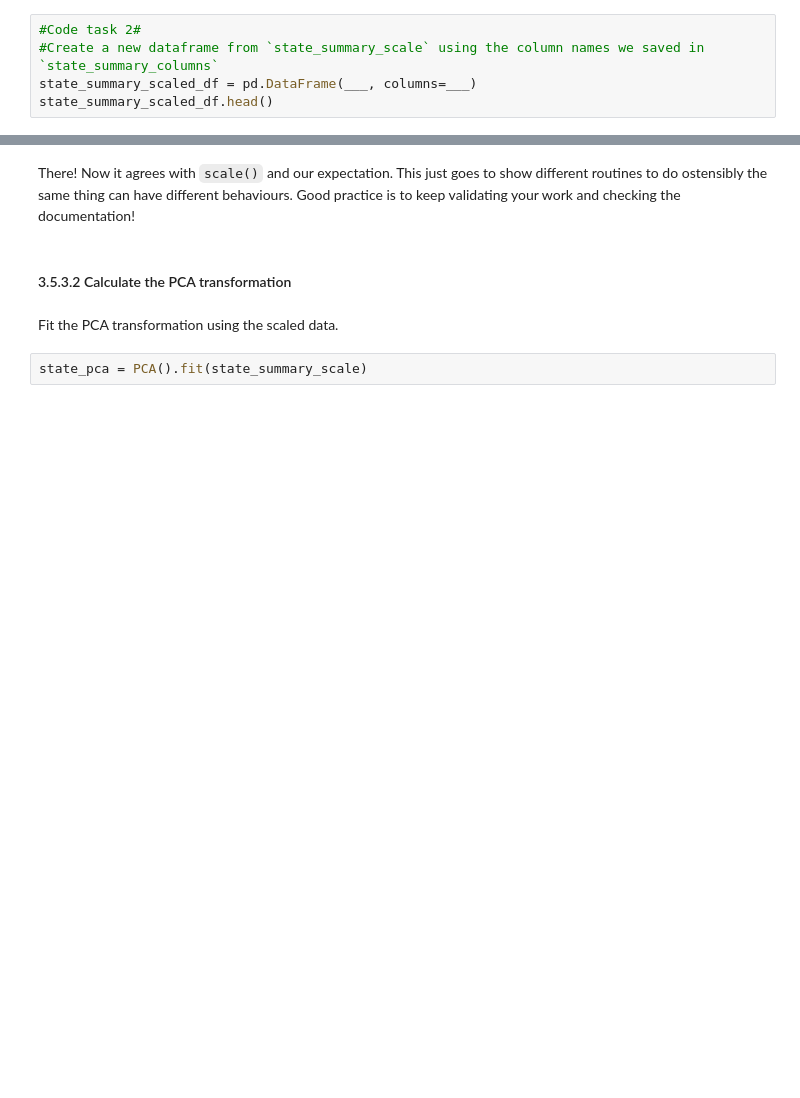
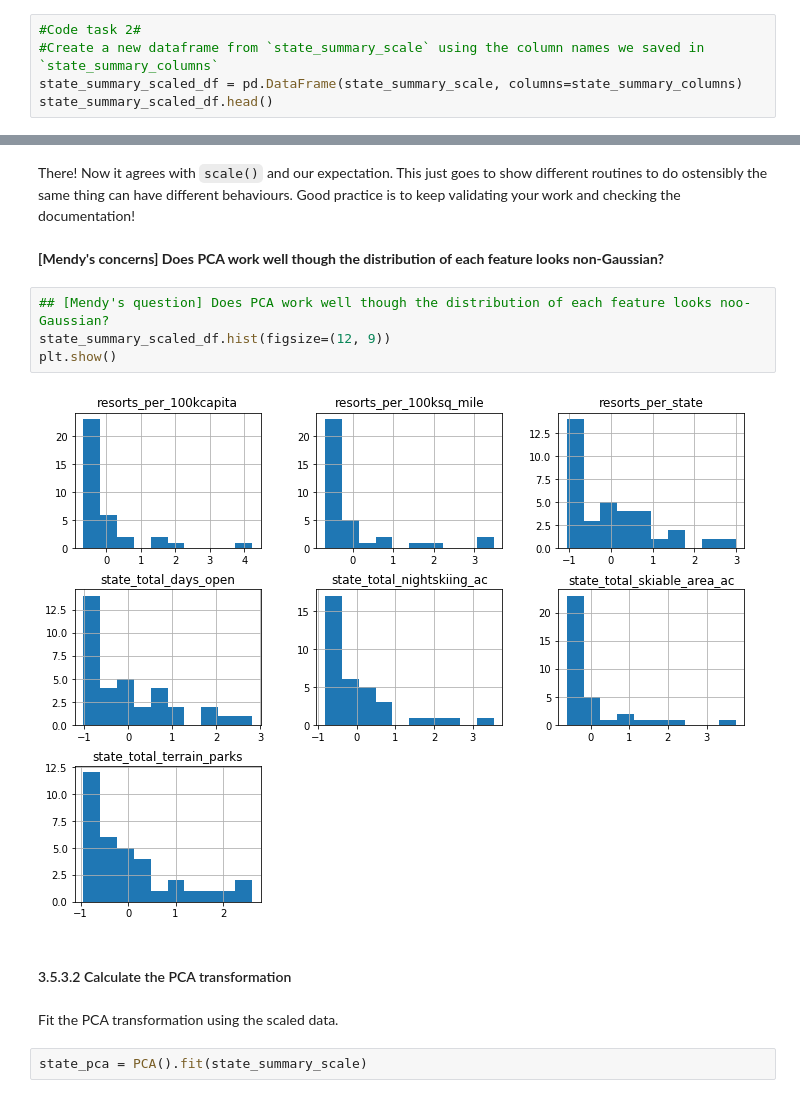
Before and after one commit to mendyhsu/DataScienceGuidedCapstone, a Jupyter notebook: Notebooks/03_exploratory_data_analysis.ipynb, the cells around one changed output, grey strips where cells are left out. Saved outputs shown, nothing was run; the diff lists cells and outputs as text; blank space fills up the shorter version.

```diff
--- a/Notebooks/03_exploratory_data_analysis.ipynb
+++ b/Notebooks/03_exploratory_data_analysis.ipynb
@@ -306,5 +320,5 @@ Note, `scale()` returns an ndarray, so you lose the column names. Because you wa
 # %%
 #Code task 2#
 #Create a new dataframe from `state_summary_scale` using the column names we saved in `state_summary_columns`
-state_summary_scaled_df = pd.DataFrame(___, columns=___)
+state_summary_scaled_df = pd.DataFrame(state_summary_scale, columns=state_summary_columns)
 state_summary_scaled_df.head()
@@ -337,5 +385,13 @@ state_summary_scaled_df.___(___)
 # %% [markdown]
 There! Now it agrees with `scale()` and our expectation. This just goes to show different routines to do ostensibly the same thing can have different behaviours. Good practice is to keep validating your work and checking the documentation!
+# %% [markdown]
+**[Mendy's concerns] Does PCA work well though the distribution of each feature looks non-Gaussian?**
+# %%
+## [Mendy's question] Does PCA work well though the distribution of each feature looks noo-Gaussian?
+state_summary_scaled_df.hist(figsize=(12, 9))
+plt.show()
+# %% [output]
+[figure, added]
 # %% [markdown]
 #### 3.5.3.2 Calculate the PCA transformation<a id='3.5.3.2_Calculate_the_PCA_transformation'></a>
 # %% [markdown]
```
Also changed, not shown: parts of 25 cells of this notebook.
